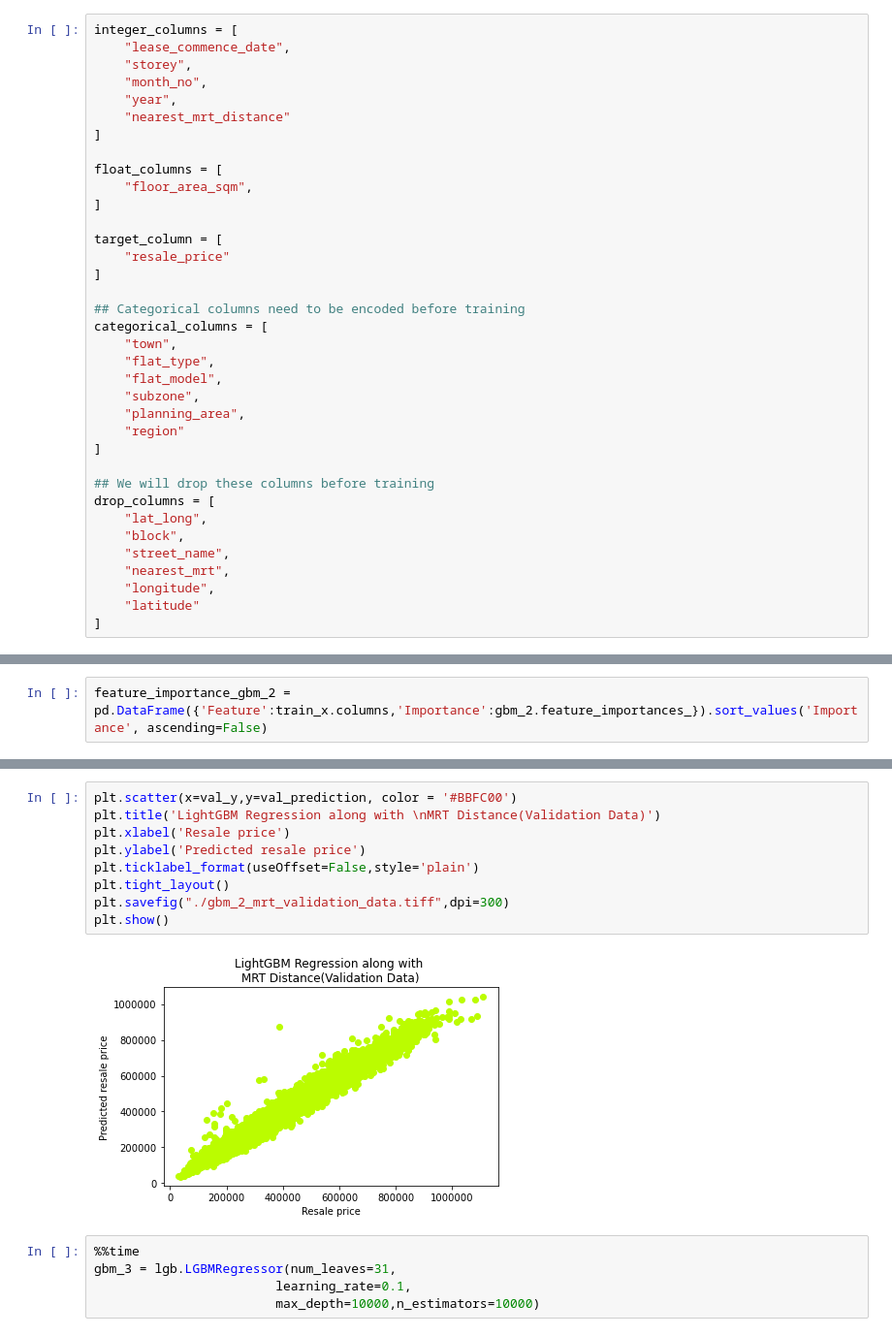
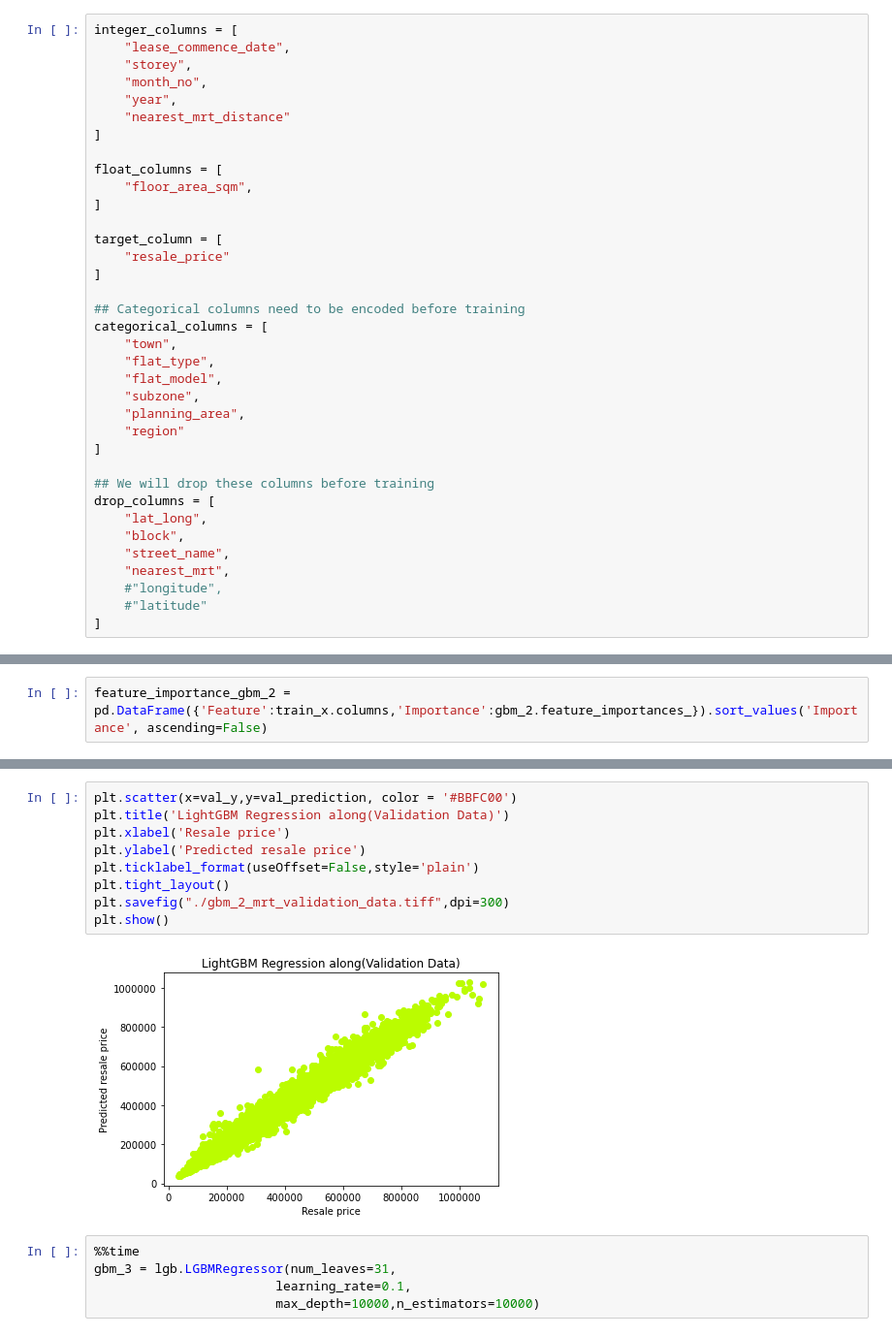
Before and after one commit to dheeraj-sn/hdb_resale_price_prediction, a Jupyter notebook: MRT_EDA_PREPROCESSING_MODEL_ANALYSIS.ipynb, the cells around one changed output, grey strips where cells are left out. Shown: that part at 97% size. Saved outputs shown, nothing was run; the diff lists cells and outputs as text.

Commit message:
MRT latitude done

```diff
--- a/MRT_EDA_PREPROCESSING_MODEL_ANALYSIS.ipynb
+++ b/MRT_EDA_PREPROCESSING_MODEL_ANALYSIS.ipynb
@@ -348,8 +347,8 @@ drop_columns = [
     "block",
     "street_name",
     "nearest_mrt",
-    "longitude",
-    "latitude"
+    #"longitude",
+    #"latitude"
 ]
 # %% [markdown]
 ### Drop the selected columns
@@ -798,14 +809,14 @@ plt.show()
 # %%
 plt.scatter(x=val_y,y=val_prediction, color = '#BBFC00')
-plt.title('LightGBM Regression along with \nMRT Distance(Validation Data)')
+plt.title('LightGBM Regression along(Validation Data)')
 plt.xlabel('Resale price')
 plt.ylabel('Predicted resale price')
 plt.ticklabel_format(useOffset=False,style='plain')
 plt.tight_layout()
 plt.savefig("./gbm_2_mrt_validation_data.tiff",dpi=300)
 plt.show()
 # %% [output]
-[figure, old version]
+[figure, new version]
 # %%
 %%time
 gbm_3 = lgb.LGBMRegressor(num_leaves=31,
```
Also changed, not shown: parts of 40 cells of this notebook.
